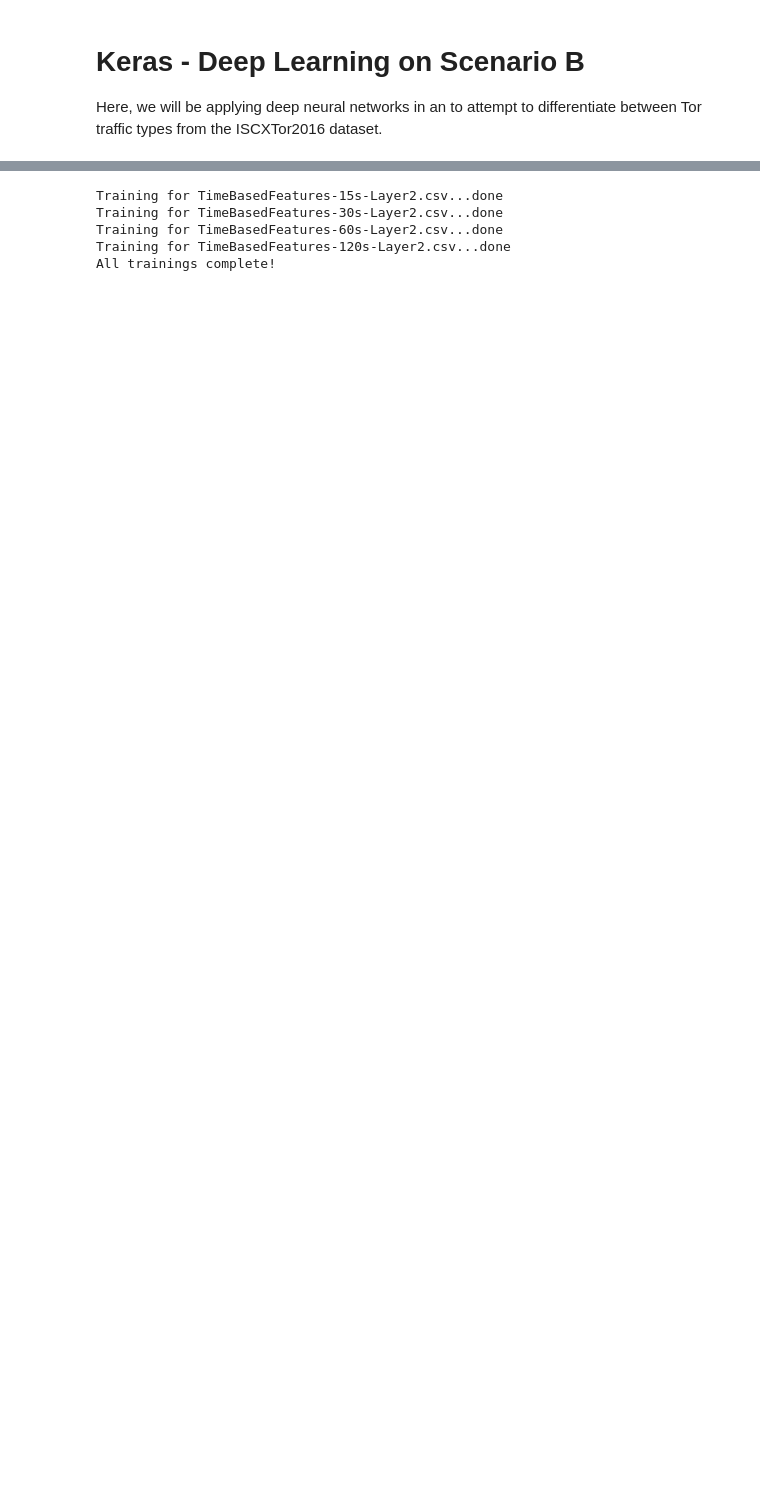
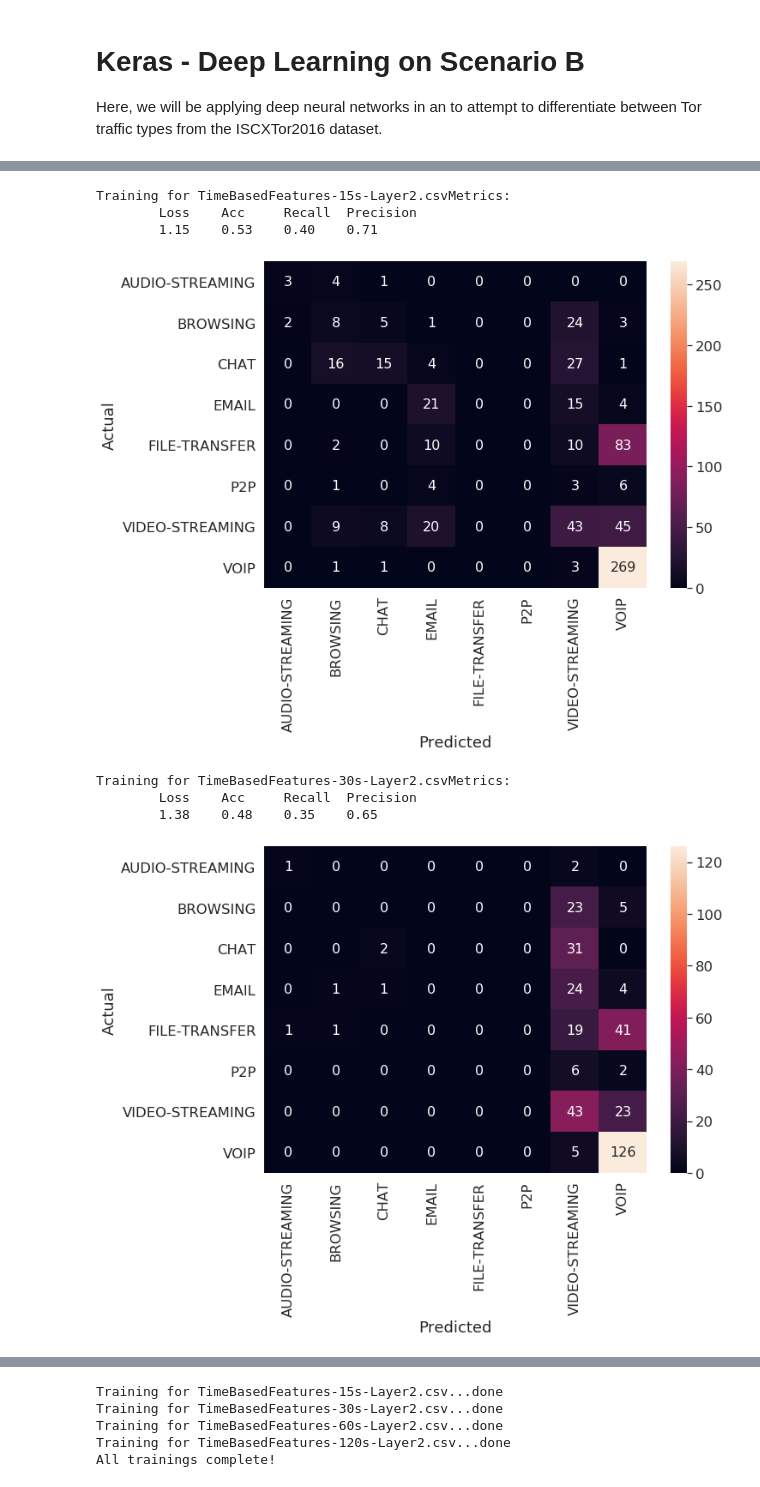
Before and after one commit to Colorado-Mesa-University-Cybersecurity/DeepLearning-TorTraffic, a Jupyter notebook: notebooks/keras scenario b experiment.ipynb, the cells around one changed output, grey strips where cells are left out. Saved outputs shown, nothing was run; the diff lists cells and outputs as text; code cells hidden in the pictures; blank space fills up the shorter version.

Commit message:
added confusion matrix from other notebook

```diff
--- a/notebooks/keras scenario b experiment.ipynb
+++ b/notebooks/keras scenario b experiment.ipynb
@@ -74,0 +109,63 @@ def get_Xy(filename='', verbose=False):
+# %%
+# Just run a DNN experiment
+# All of the data files
+files=['TimeBasedFeatures-15s-Layer2.csv',
+      'TimeBasedFeatures-30s-Layer2.csv',
+      'TimeBasedFeatures-60s-Layer2.csv',
+      'TimeBasedFeatures-120s-Layer2.csv']
+
+# Gathered from the getXy function
+#0 => AUDIO-STREAMING
+#1 => BROWSING
+#2 => CHAT
+#3 => EMAIL
+#4 => FILE-TRANSFER
+#5 => P2P
+#6 => VIDEO-STREAMING
+#7 => VOIP
+names = ['AUDIO-STREAMING', 'BROWSING', 'CHAT', 'EMAIL', 'FILE-TRANSFER', 'P2P', 'VIDEO-STREAMING', 'VOIP']
+
+for file in files:
+    print('Training for {}'.format(file), end='')
+    X, y = get_Xy(path + file)
+
+    X = normalize(X)
+    y = to_categorical(y)
+
+    X_train, X_test, y_train, y_test = train_test_split(X, y, test_size=0.2, random_state=random_state)
+
+    # Set up the metrics
+    metrics = [
+        CategoricalAccuracy(),
+        Recall(),
+        Precision()
+    ]
+
+    # Deep Neural Network
+    dnn = Sequential([
+            Dense(64, input_shape=(23,)),
+            Dense(32, activation='relu'),
+            Dense(8, activation='softmax')
+    ])
+    dnn.compile(optimizer='adam', loss='categorical_crossentropy', metrics=metrics)
+
+    dnn.fit(X_train, y_train, epochs=10, verbose=0)
+
+    results = dnn.evaluate(X_test, y_test, verbose=0)
+
+    print('Metrics:')
+    print('\tLoss\tAcc\tRecall\tPrecision')
+    for result in results:
+        print('\t{:.2f}'.format(result), end='')
+
+    # Show a confusion matrix
+    show_conf_matrix(dnn, X_test, y_test, names)
+# %% [output]
+Training for TimeBasedFeatures-15s-Layer2.csvMetrics:
+        Loss    Acc     Recall  Precision
+        1.15    0.53    0.40    0.71
+[figure, added]
+Training for TimeBasedFeatures-30s-Layer2.csvMetrics:
+        Loss    Acc     Recall  Precision
+        1.38    0.48    0.35    0.65
+[figure, added]
```
Also changed, not shown: parts of 5 cells of this notebook.
